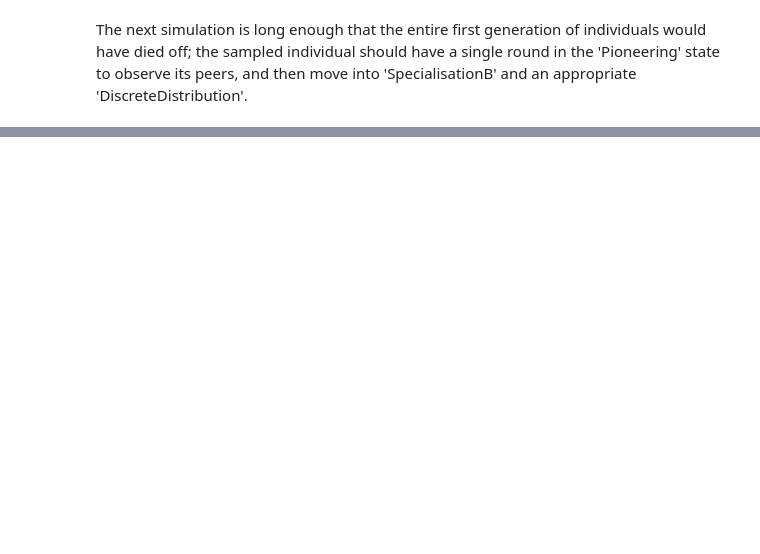
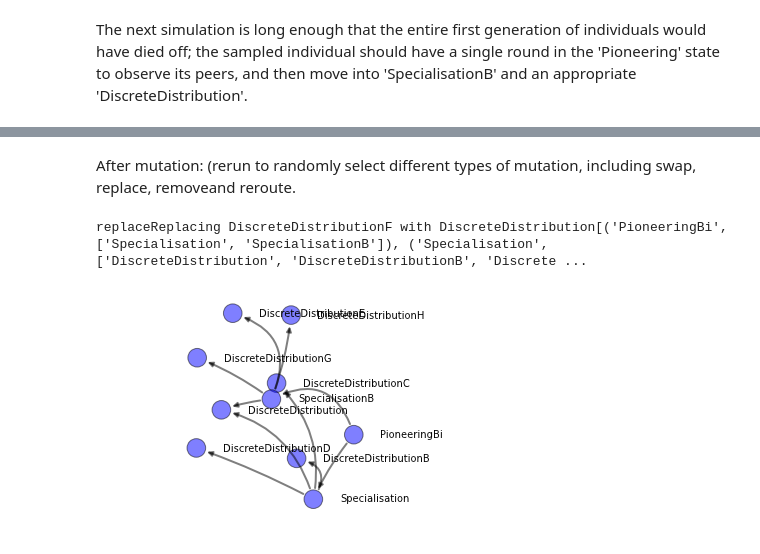
Before and after one commit to gvrooyen/SocialLearning, a Jupyter notebook: 2. Crossover and mutation.ipynb, the cells around one changed output, grey strips where cells are left out. Drawn from its saved outputs; the diff is of its cells as text; code cells hidden in the pictures; blank space fills up the shorter version.

```diff
--- a/2. Crossover and mutation.ipynb
+++ b/2. Crossover and mutation.ipynb
@@ -72,0 +77,7 @@ simulation = simulate.Simulate(N_rounds=1000)simulation.run()print(zip(simulatio
+# %% [markdown]
+After mutation: (rerun to randomly select different types of mutation, including swap, replace, removeand reroute.
+# %%
+child = +Gfancygraph.draw_network(child.render_state())
+# %% [output]
+replaceReplacing DiscreteDistributionF with DiscreteDistribution[('PioneeringBi', ['Specialisation', 'SpecialisationB']), ('Specialisation', ['DiscreteDistribution', 'DiscreteDistributionB', 'Discrete ...
+[figure, added]
```
Also changed, not shown: parts of 17 cells of this notebook, 13 other files.
